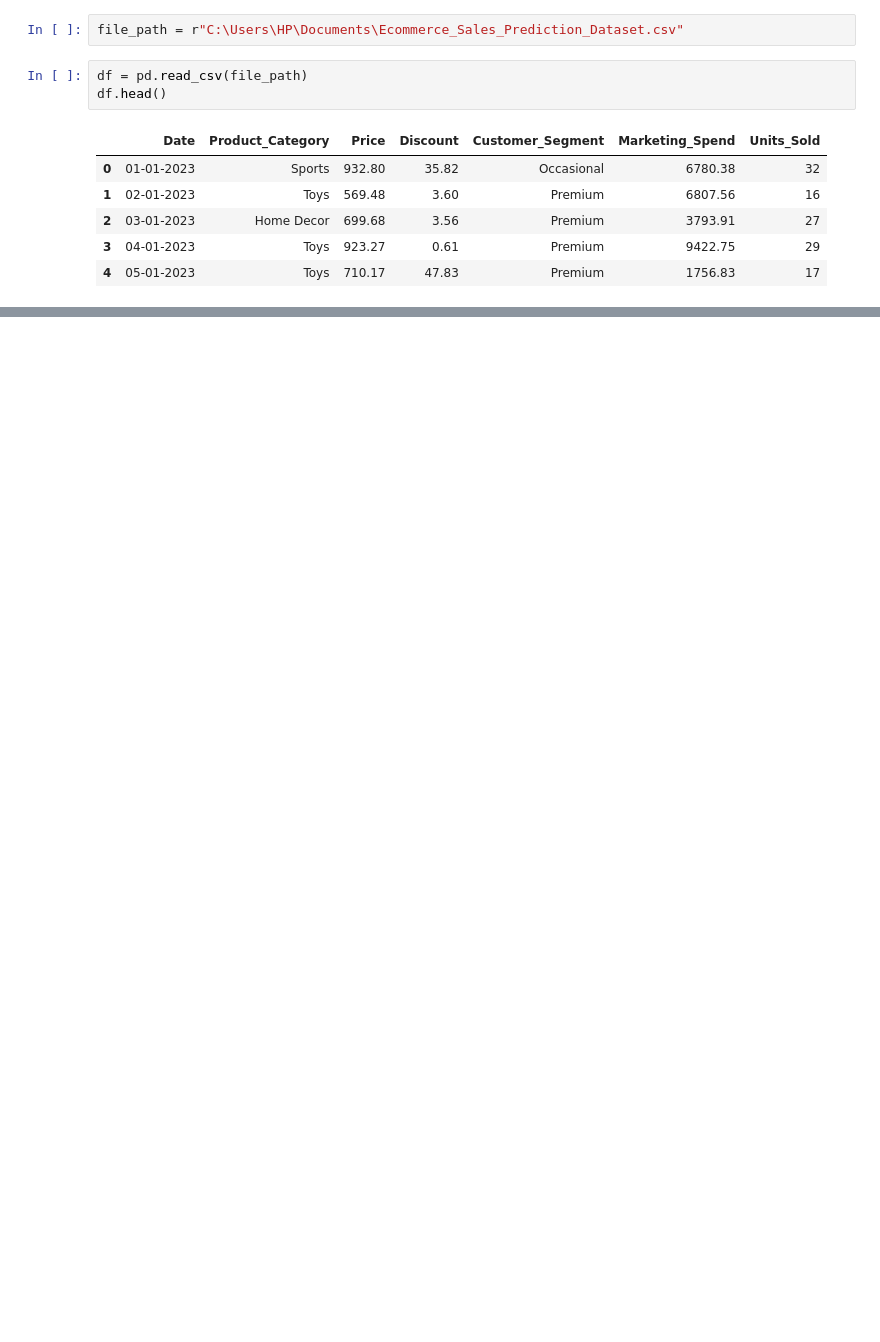
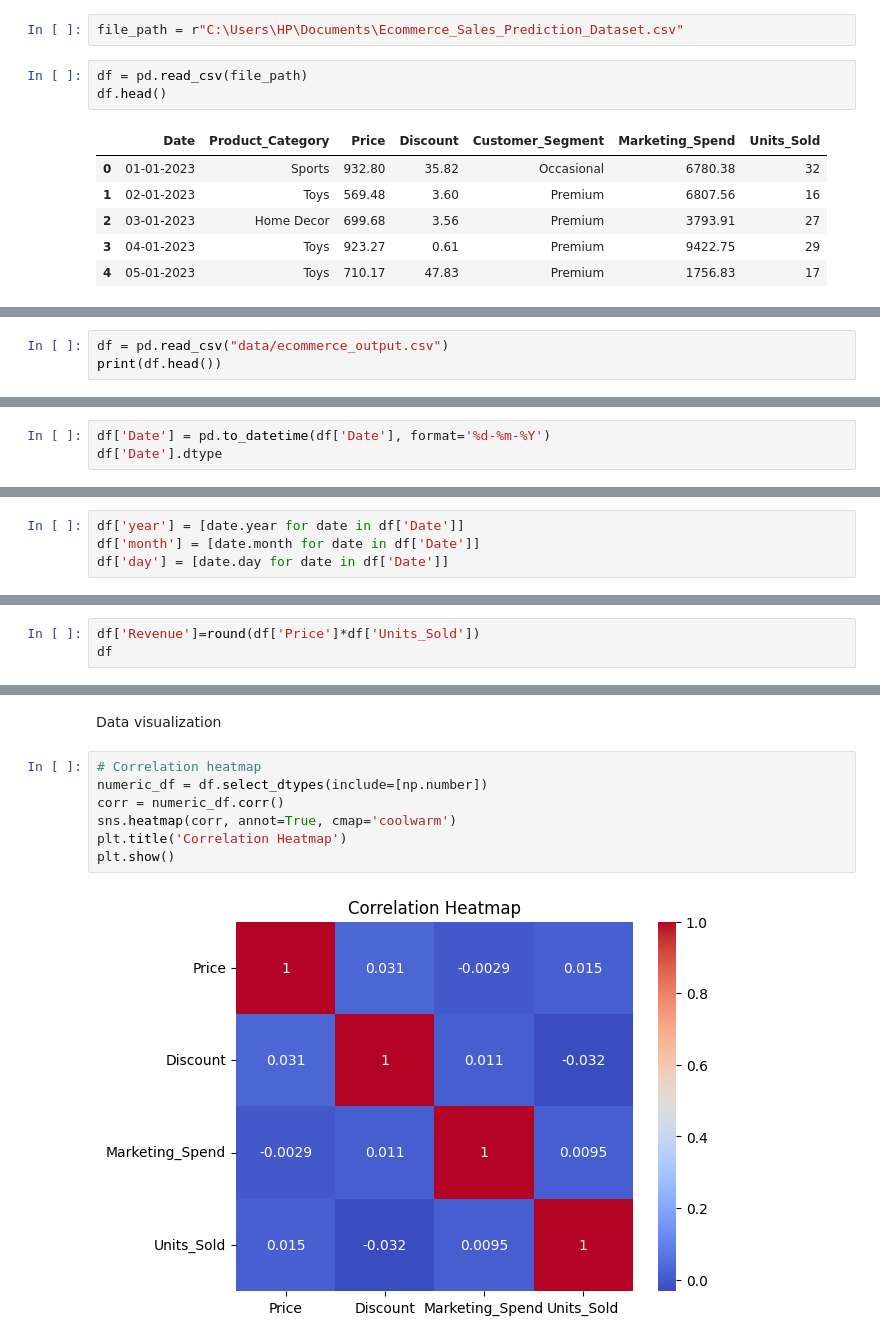
Before and after one commit to OPE152/EcommerceSalesRegression, a Jupyter notebook: ecs/main.ipynb, the cells around one changed output, grey strips where cells are left out. Drawn from its saved outputs; the diff is of its cells as text; blank space fills up the shorter version.

Commit message:
Data Exploration

```diff
--- a/ecs/main.ipynb
+++ b/ecs/main.ipynb
@@ -33,0 +35,3 @@ df.to_csv(output_file, index=False)
+# %%
+df = pd.read_csv("data/ecommerce_output.csv")
+print(df.head())
@@ -33,0 +96,3 @@ df.to_csv(output_file, index=False)
+# %%
+df['Date'] = pd.to_datetime(df['Date'], format='%d-%m-%Y')
+df['Date'].dtype
@@ -33,0 +101,4 @@ df.to_csv(output_file, index=False)
+# %%
+df['year'] = [date.year for date in df['Date']]
+df['month'] = [date.month for date in df['Date']]
+df['day'] = [date.day for date in df['Date']]
@@ -33,0 +122,3 @@ df.to_csv(output_file, index=False)
+# %%
+df['Revenue']=round(df['Price']*df['Units_Sold'])
+df
@@ -33,0 +150,11 @@ df.to_csv(output_file, index=False)
+# %% [markdown]
+Data visualization
+# %%
+# Correlation heatmap
+numeric_df = df.select_dtypes(include=[np.number])
+corr = numeric_df.corr()
+sns.heatmap(corr, annot=True, cmap='coolwarm')
+plt.title('Correlation Heatmap')
+plt.show()
+# %% [output]
+[figure, added]
```
Also changed, not shown: parts of 19 cells of this notebook.
